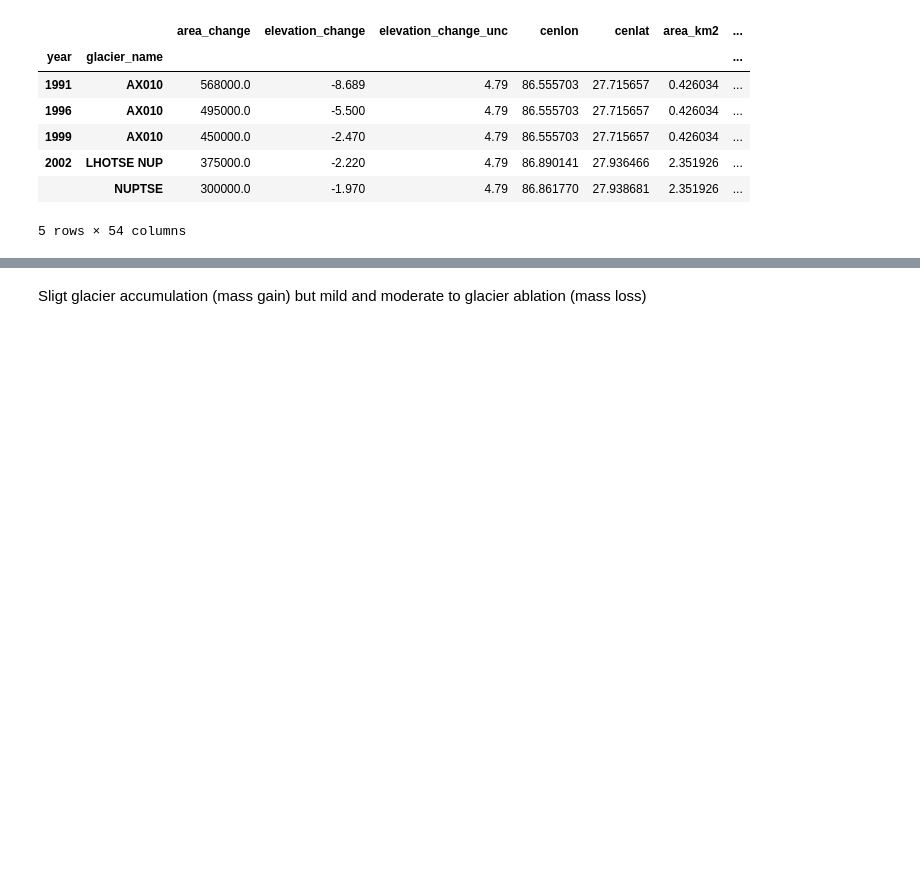
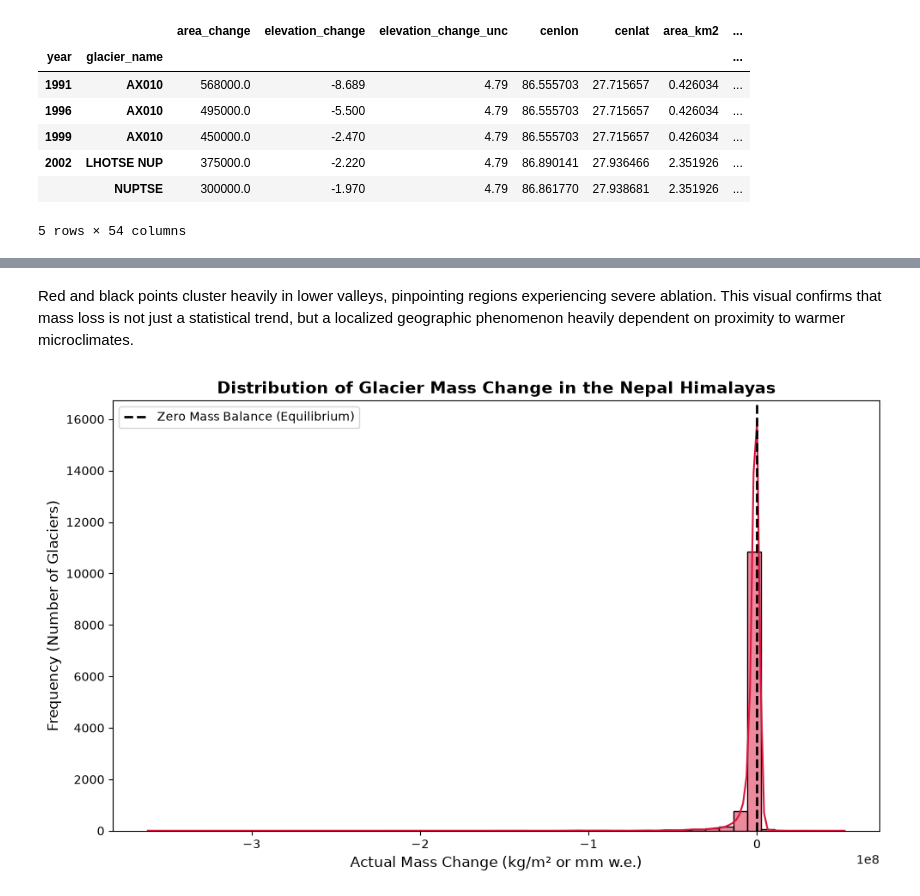
Before and after one commit to sanjiv576/ST7072CEM-Machine-Learning-Assignment, a Jupyter notebook: notebooks/3_eda.ipynb, the cells around one changed output, grey strips where cells are left out. Drawn from its saved outputs; the diff is of its cells as text; code cells hidden in the pictures; blank space fills up the shorter version.

```diff
--- a/notebooks/3_eda.ipynb
+++ b/notebooks/3_eda.ipynb
@@ -8,5 +8,5 @@ import seaborn as sns
 import plotly.express as px
 
 # seting visual style
-sns.set_theme(style="whitegrid")
-plt.figure(figsize=(10, 6))
+# sns.set_theme(style="whitegrid")
+# plt.figure(figsize=(10, 6))
@@ -16,5 +13,5 @@ plt.figure(figsize=(10, 6))
 # %%
-df_clean = pd.read_parquet('../final_datasets/clean_datasets/1_data_preparation_dataset.parquet')
+df_clean = pd.read_parquet('../final_datasets/clean_datasets/1_data_preparation_dataset.parquet', engine='fastparquet')
 df_clean.shape
 # %% [output]
 (12112, 54)
@@ -72,4 +49,2 @@ plt.show()
-# %% [markdown]
-Sligt glacier accumulation (mass gain) but mild and moderate to glacier ablation (mass loss)
 # %%
 df_map = df_clean.reset_index()
@@ -143 +88,16 @@ fig.update_layout(margin={"r":0,"t":40,"l":0,"b":0})
 fig.show()
+# %% [markdown]
+Red and black points cluster heavily in lower valleys, pinpointing regions experiencing severe ablation. This visual confirms that mass loss is not just a statistical trend, but a localized geographic phenomenon heavily dependent on proximity to warmer microclimates.
+# %%
+plt.figure(figsize=(10, 6))
+sns.histplot(df_clean['actual_mass_change'], bins=50, kde=True, color='crimson')
+plt.axvline(0, color='black', linestyle='--', linewidth=2, label='Zero Mass Balance (Equilibrium)')
+plt.title('Distribution of Glacier Mass Change in the Nepal Himalayas', fontsize=14, fontweight='bold')
+plt.xlabel('Actual Mass Change (kg/m² or mm w.e.)', fontsize=12)
+plt.ylabel('Frequency (Number of Glaciers)', fontsize=12)
+plt.legend()
+plt.tight_layout()
+plt.savefig('../plots/eda/target_distribution.png', dpi=300, bbox_inches='tight')
+plt.show()
+# %% [output]
+[figure, added]
```
Also changed, not shown: parts of 20 cells of this notebook.
